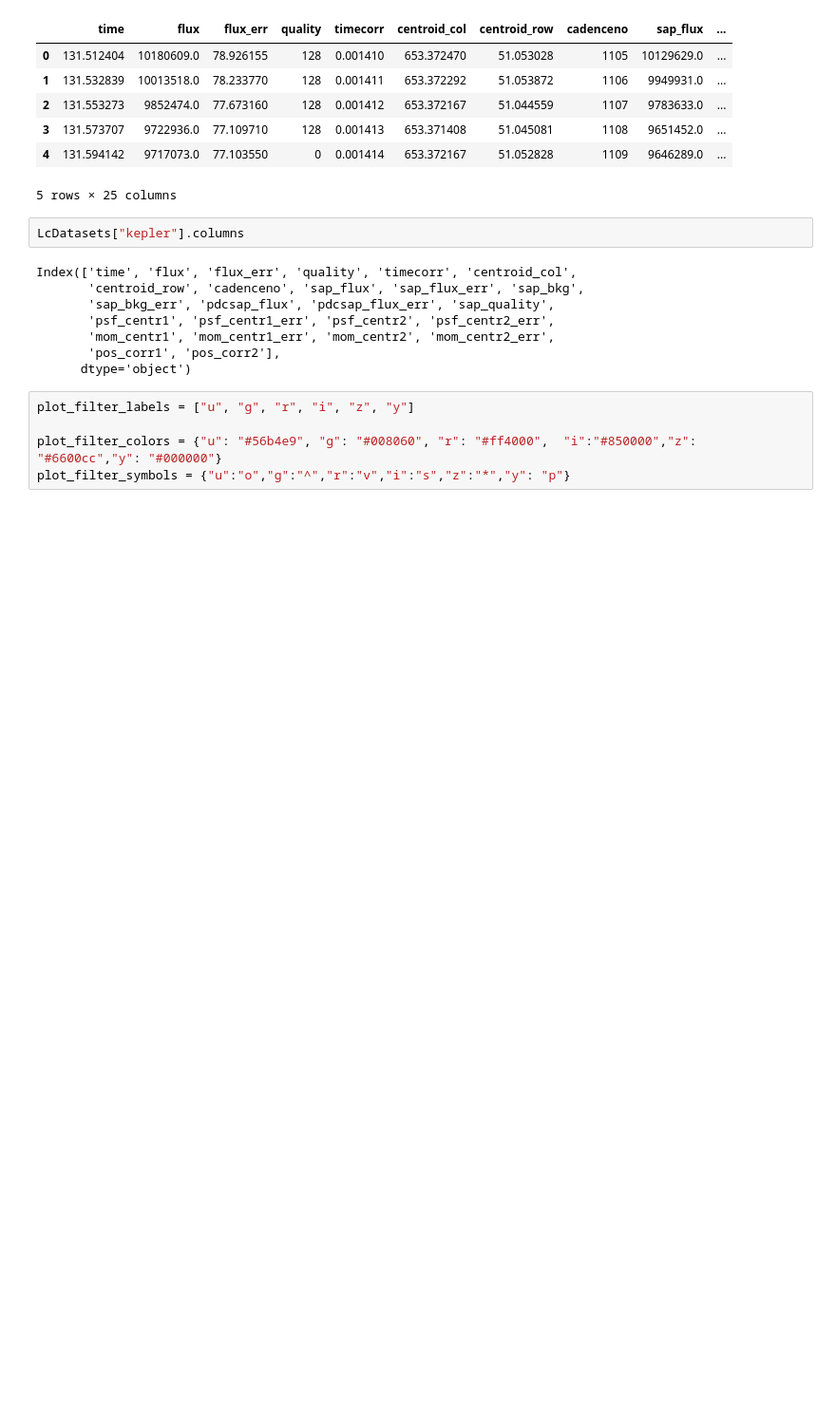
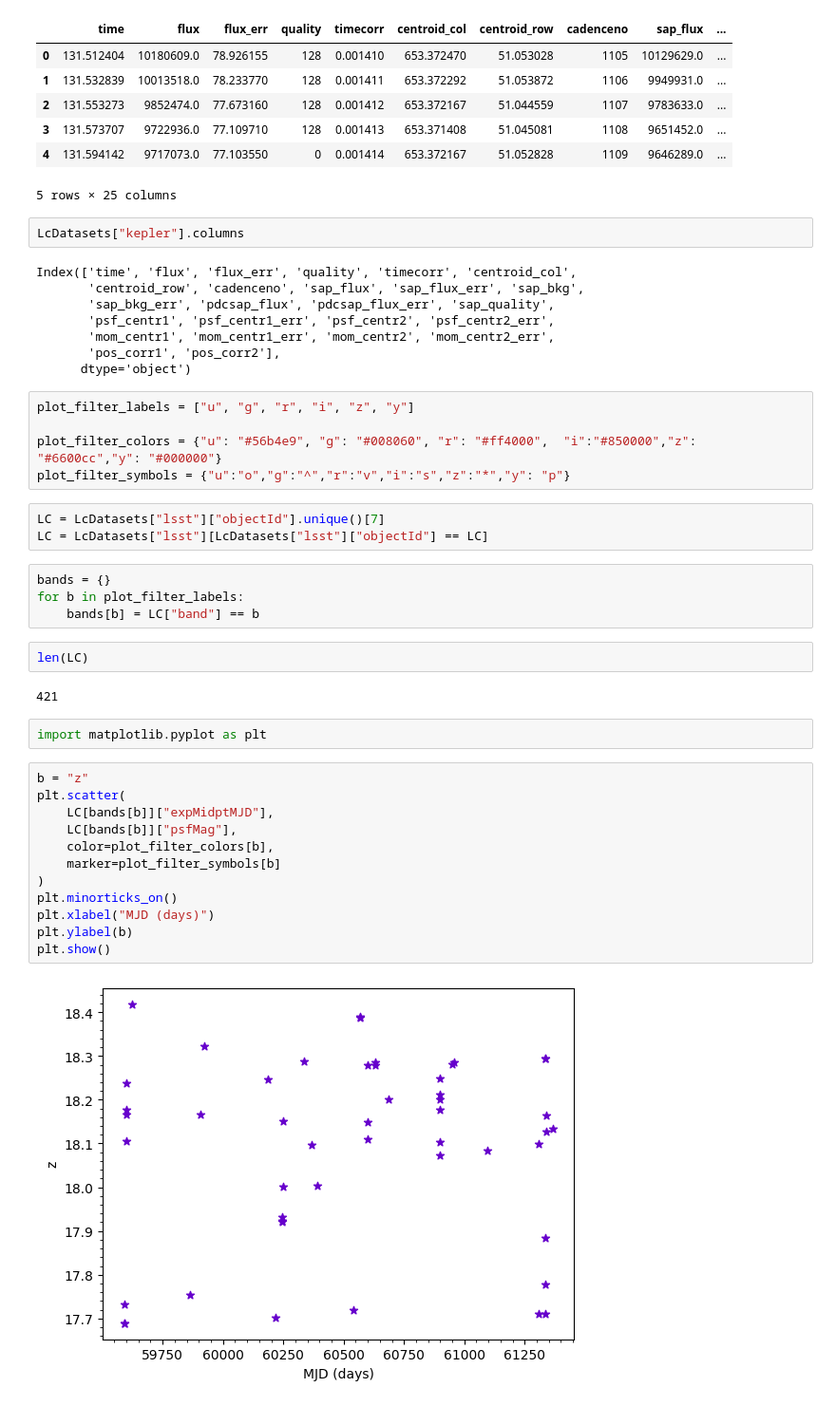
Before and after one commit to ShrRa/InterPython_Workshop_Example, a Jupyter notebook: light-curve-analysis.ipynb, the cells around one changed output. Shown: that part at 95% size. Drawn from its saved outputs; the diff is of its cells as text; blank space fills up the shorter version.

```diff
--- a/light-curve-analysis.ipynb
+++ b/light-curve-analysis.ipynb
@@ -52,3 +52,30 @@ plot_filter_labels = ["u", "g", "r", "i", "z", "y"]
 
 plot_filter_colors = {"u": "#56b4e9", "g": "#008060", "r": "#ff4000",  "i":"#850000","z": "#6600cc","y": "#000000"}
 plot_filter_symbols = {"u":"o","g":"^","r":"v","i":"s","z":"*","y": "p"}
+# %%
+LC = LcDatasets["lsst"]["objectId"].unique()[7]
+LC = LcDatasets["lsst"][LcDatasets["lsst"]["objectId"] == LC]
+# %%
+bands = {}
+for b in plot_filter_labels:
+    bands[b] = LC["band"] == b
+# %%
+len(LC)
+# %% [output]
+421
+# %%
+import matplotlib.pyplot as plt
+# %%
+b = "z"
+plt.scatter(
+    LC[bands[b]]["expMidptMJD"],
+    LC[bands[b]]["psfMag"],
+    color=plot_filter_colors[b],
+    marker=plot_filter_symbols[b]
+)
+plt.minorticks_on()
+plt.xlabel("MJD (days)")
+plt.ylabel(b)
+plt.show()
+# %% [output]
+[figure, added]
```
Also changed, not shown: 3 other files.
